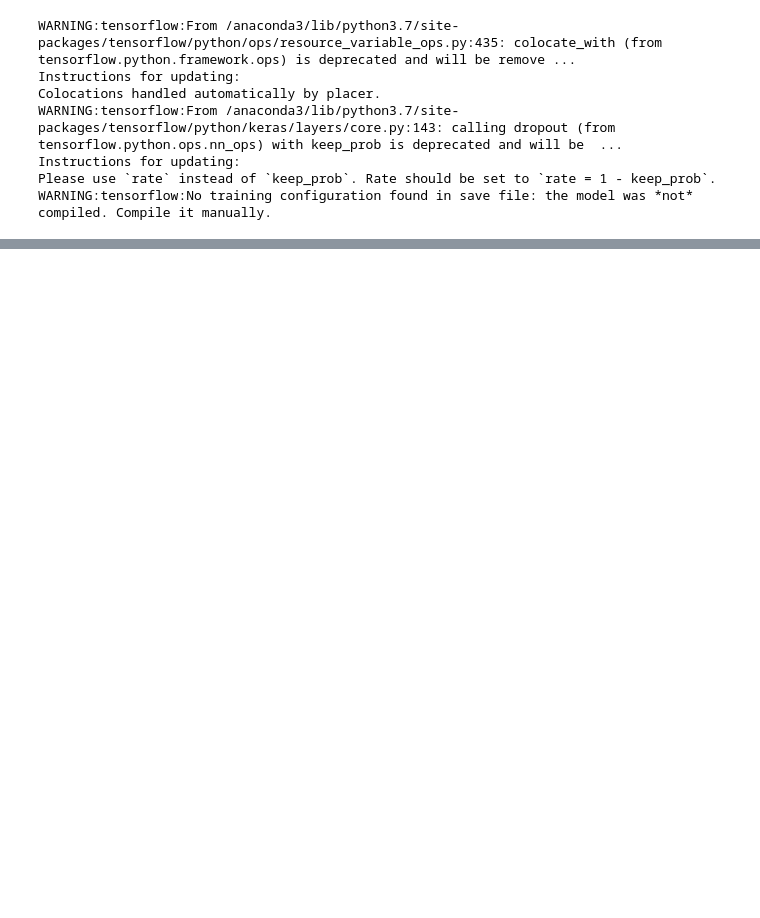
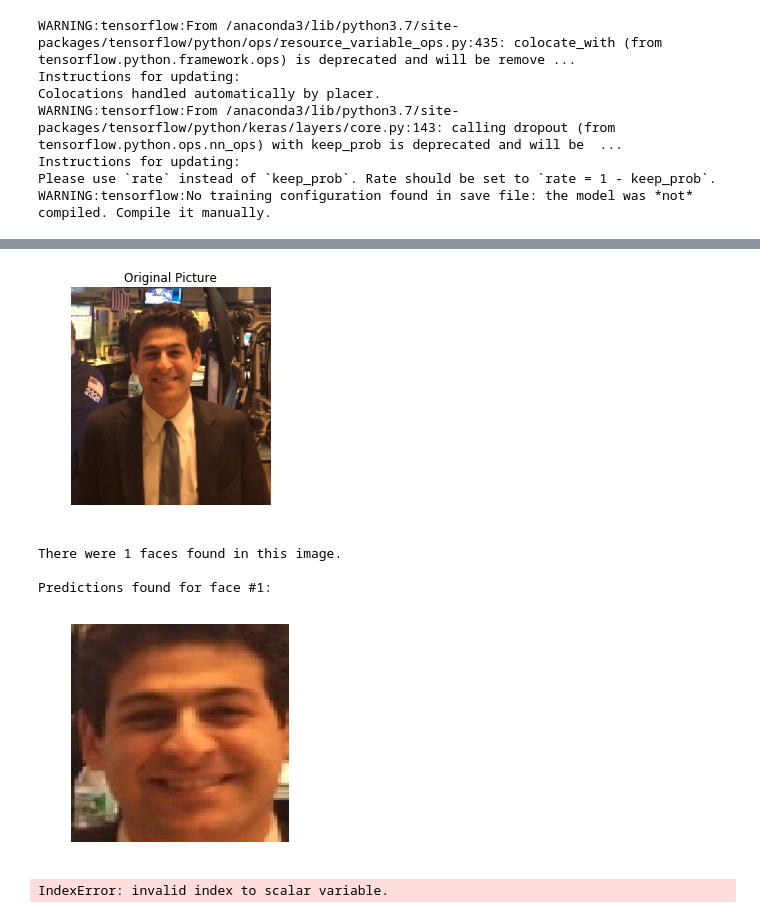
Before and after one commit to amitrani6/facial-recognition-system, a Jupyter notebook: FaceNet Base Model - Make Predictions Demonstration.ipynb, the cells around one changed output, grey strips where cells are left out. Saved outputs shown, nothing was run; the diff lists cells and outputs as text; code cells hidden in the pictures; blank space fills up the shorter version.

```diff
--- a/FaceNet Base Model - Make Predictions Demonstration.ipynb
+++ b/FaceNet Base Model - Make Predictions Demonstration.ipynb
@@ -66,0 +99,2 @@ photo_df.embeddings_fn = photo_df.embeddings_fn.progress_apply(lambda x: convert
+# %%
+user_picture_image_path = 'user_images/ppic.jpg'
@@ -67,2 +221,11 @@ photo_df.embeddings_fn = photo_df.embeddings_fn.progress_apply(lambda x: convert
+# %%
+plot_predictions(user_picture_image_path)
+# %% [output]
+[figure, added]
+There were 1 faces found in this image.
+
+Predictions found for face #1:
+[figure, added]
+IndexError: invalid index to scalar variable.
 # %%
 photo_df.head()
```
Also changed, not shown: parts of 15 cells of this notebook, 31 other files.
